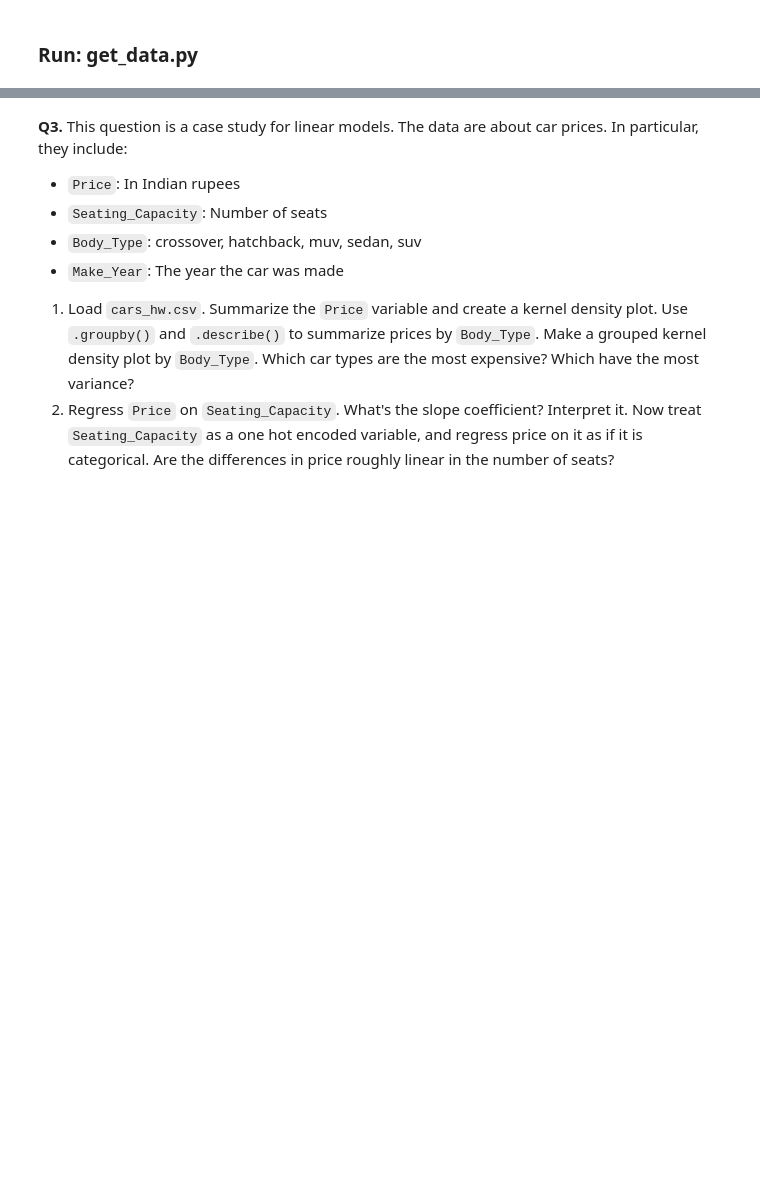
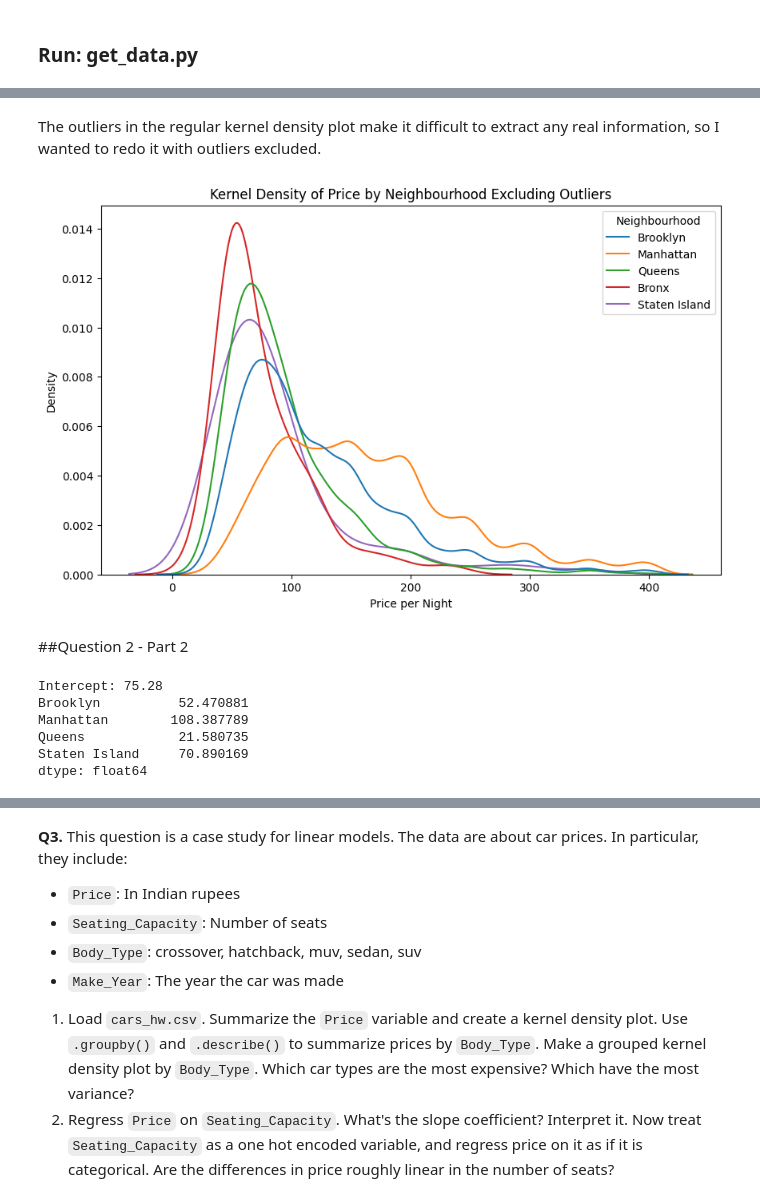
Before and after one commit to thomashooks53/undergrad_ml_assignments, a Jupyter notebook: 03_assignment_linear_models.ipynb, the cells around one changed output, grey strips where cells are left out. Saved outputs shown, nothing was run; the diff lists cells and outputs as text; code cells hidden in the pictures; blank space fills up the shorter version.

```diff
--- a/03_assignment_linear_models.ipynb
+++ b/03_assignment_linear_models.ipynb
@@ -91,0 +99,22 @@ if __name__ == "__main__":
+# %%
+import pandas as pd
+import numpy as np
+
+airbnb = pd.read_csv("/content/data/Q1_clean.csv")
+display(airbnb.head())
+
+print(airbnb.columns.tolist())
+
+airbnb.columns = airbnb.columns.str.strip()
+
+avg_airbnb = airbnb.groupby("Neighbourhood").agg({
+    "Price": "mean",
+    "Review Scores Rating": "mean"
+}).reset_index()
+
+avg_airbnb = avg_airbnb.rename(columns={
+    "Price": "AvgPrice",
+    "Review Scores Rating": "AvgRating"
+})
+
+display(avg_airbnb)
@@ -91,0 +175,37 @@ if __name__ == "__main__":
+# %% [markdown]
+The outliers in the regular kernel density plot make it difficult to extract any real information, so I wanted to redo it with outliers excluded.
+# %%
+price_limit = airbnb["Price"].quantile(0.97)
+
+plt.figure(figsize=(10,6))
+sns.kdeplot(
+    data=airbnb[airbnb["Price"] <= price_limit],
+    x="Price",
+    hue="Neighbourhood",
+    common_norm=False
+)
+plt.title("Kernel Density of Price by Neighbourhood Excluding Outliers")
+plt.xlabel("Price per Night")
+plt.ylabel("Density")
+plt.show()
+# %% [output]
+[figure, added]
+# %% [markdown]
+##Question 2 - Part 2
+# %%
+from sklearn.linear_model import LinearRegression
+from sklearn.model_selection import cross_val_score
+
+X_nb = pd.get_dummies(airbnb['Neighbourhood'], drop_first=True)
+y = airbnb['Price']
+
+model_nb = LinearRegression().fit(X_nb, y)
+print(f"Intercept: {model_nb.intercept_:.2f}")
+print(pd.Series(model_nb.coef_, index=X_nb.columns))
+# %% [output]
+Intercept: 75.28
+Brooklyn          52.470881
+Manhattan        108.387789
+Queens            21.580735
+Staten Island     70.890169
+dtype: float64
```
Also changed, not shown: parts of 25 cells of this notebook.
